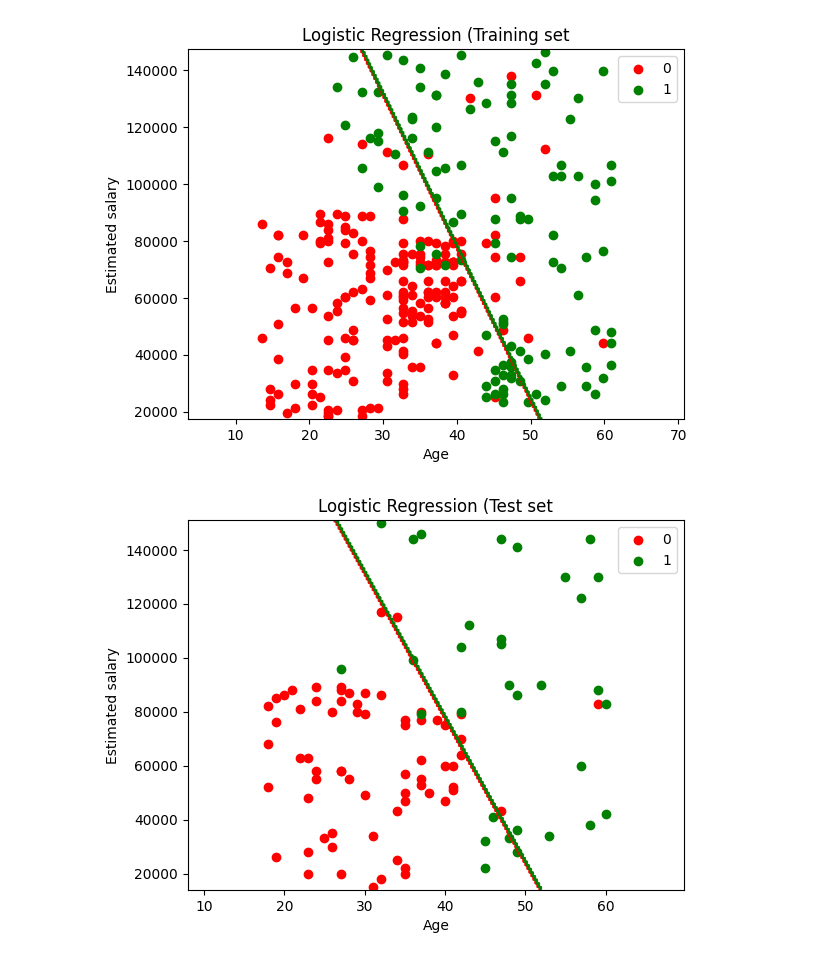
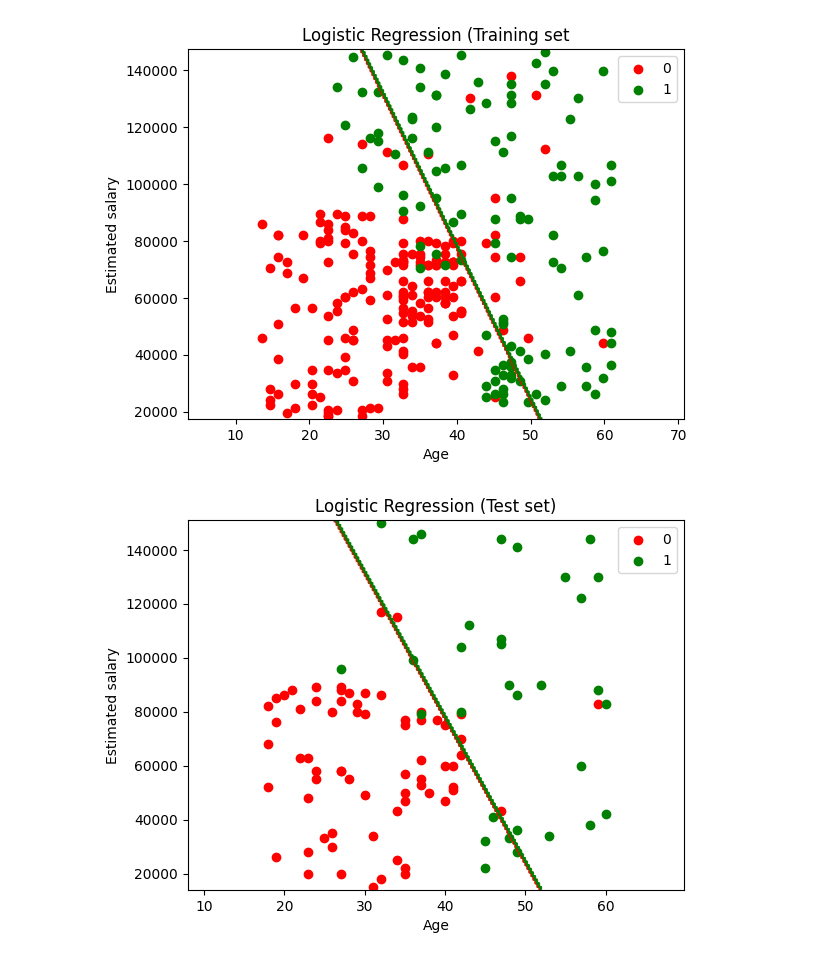
Before and after one commit to Yimashenka/Logistic_Regression, a Jupyter notebook: logistic_regression.ipynb, the cells around one changed output. Drawn from its saved outputs; the diff is of its cells as text; code cells hidden in the pictures.

```diff
--- a/logistic_regression.ipynb
+++ b/logistic_regression.ipynb
@@ -255,32 +255,32 @@ X1, X2 = np.meshgrid(
     )
 )
 plt.contour(
     X1,
     X2,
     classifier.predict(
         sc.transform(
             np.array(
                 [X1.ravel(), X2.ravel()]
             ).T
         )
     ).reshape(X1.shape),
     alpha=0.75,
     cmap=ListedColormap(('red', 'green'))
 )
 
 plt.xlim(X1.min(), X1.max())
 plt.ylim(X2.min(), X2.max())
 
 for i,j in enumerate(np.unique(y_set)):
     plt.scatter(
         X_set[y_set == j, 0],
         X_set[y_set == j, 1],
         c = ListedColormap(('red', 'green'))(i), label=j
     )
-plt.title('Logistic Regression (Test set')
+plt.title('Logistic Regression (Test set)')
 plt.xlabel('Age')
 plt.ylabel('Estimated salary')
 plt.legend()
 plt.show()
 # %% [output]
-[figure, old version]
+[figure, new version]
```
